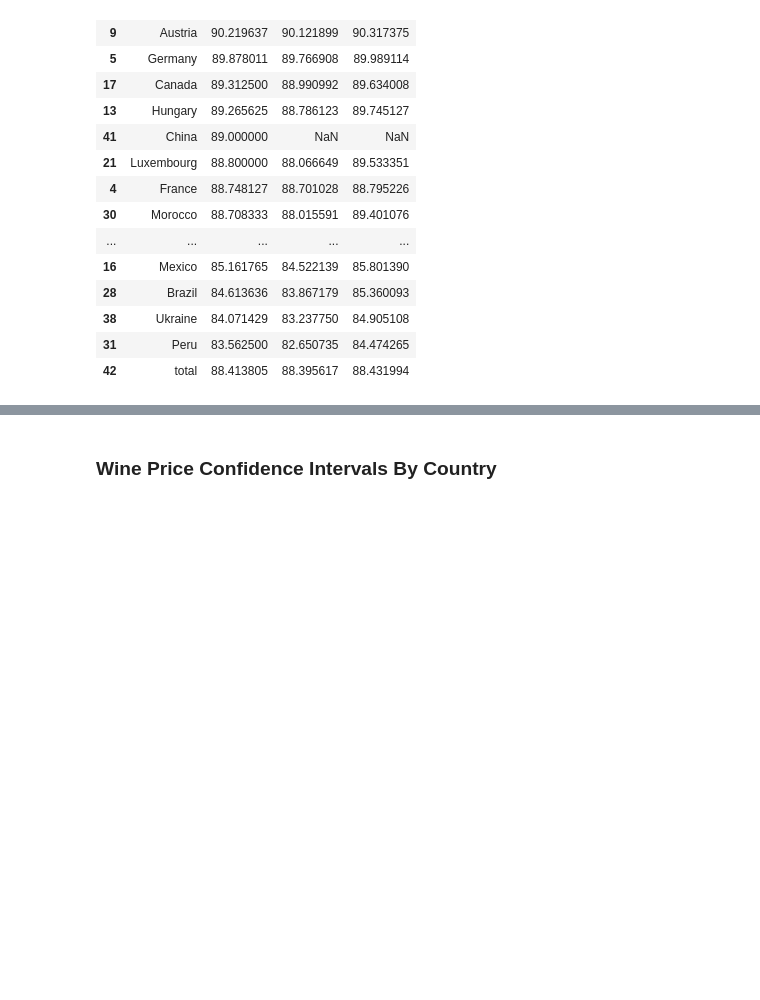
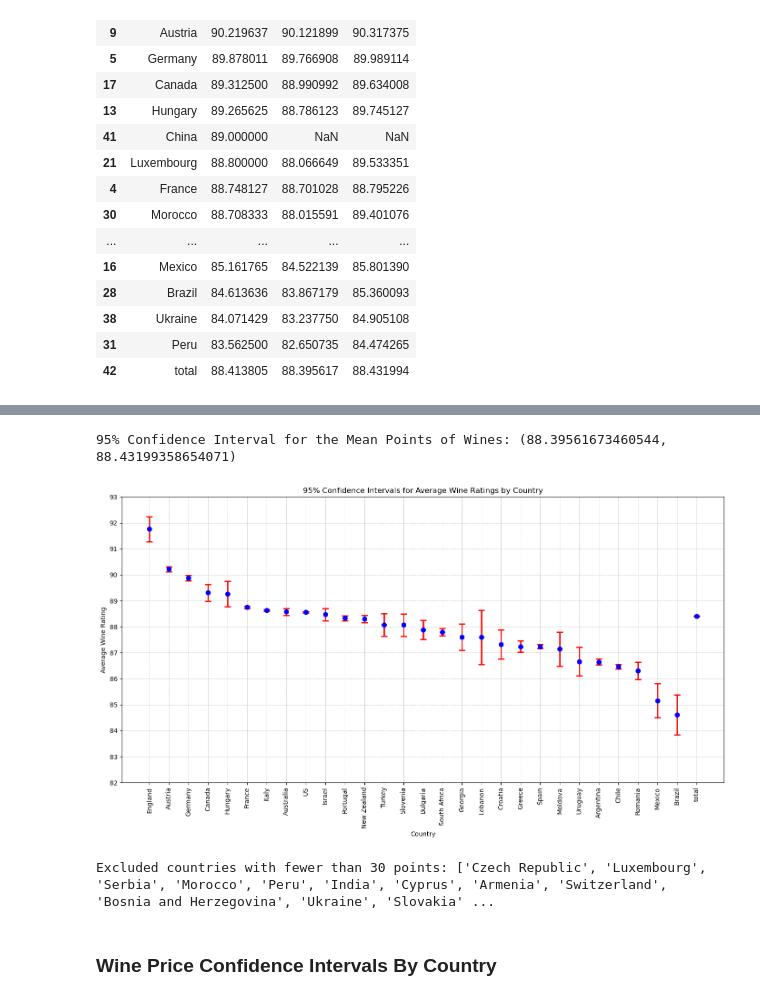
Before and after one commit to Supsi-Collaborative-Projects/wine-analysis, a Jupyter notebook: analysis.ipynb, the cells around one changed output, grey strips where cells are left out. Drawn from its saved outputs; the diff is of its cells as text; code cells hidden in the pictures; blank space fills up the shorter version.

Commit message:
Update analysis.ipynb
added column description

```diff
--- a/analysis.ipynb
+++ b/analysis.ipynb
@@ -535,3 +600,54 @@ confidence_df
+# %%
+# Calculate mean and standard error for the entire dataset
+mean_points = df['points'].mean()
+sem_points = stats.sem(df['points'].dropna())
+
+# Calculate the confidence interval for the entire dataset
+confidence_interval = stats.t.interval(0.95, len(df['points'])-1, loc=mean_points, scale=sem_points)
+print(f'95% Confidence Interval for the Mean Points of Wines: {confidence_interval}')
+
+# Calculate mean and confidence interval for each country with a minimum of 30 points
+countries = df['country'].unique()
+confidence_intervals = []
+excluded_countries = []
+
+for country in countries:
+    country_data = df[df['country'] == country]['points']
+    if len(country_data) >= 30:  # Ensure a minimum of 30 points
+        mean = np.mean(country_data)
+        confidence = stats.t.interval(0.95, len(country_data)-1, loc=mean, scale=stats.sem(country_data))
+        confidence_intervals.append((country, mean, confidence[0], confidence[1]))
+    else:
+        excluded_countries.append(country)
+
+# Create a DataFrame for better visualization
+confidence_df = pd.DataFrame(confidence_intervals, columns=['Country', 'Mean', 'Lower CI', 'Upper CI'])
+confidence_df = confidence_df.sort_values(by='Mean', ascending=False)
+
+# Add general confidence interval
+general_row = {'Country': 'total', 'Mean': mean_points, 'Lower CI': confidence_interval[0], 'Upper CI': confidence_interval[1]}
+confidence_df.loc[len(confidence_df)] = general_row
+
+# Plotting the confidence intervals
+plt.figure(figsize=(14, 8))
+plt.errorbar(confidence_df['Country'], confidence_df['Mean'],
+             yerr=[confidence_df['Mean'] - confidence_df['Lower CI'], confidence_df['Upper CI'] - confidence_df['Mean']],
+             fmt='o', ecolor='r', capsize=5, elinewidth=2, markeredgewidth=2, color='blue')
+plt.xticks(rotation=90)
+plt.xlabel('Country')
+plt.ylabel('Average Wine Rating')
+plt.title('95% Confidence Intervals for Average Wine Ratings by Country')
+plt.grid(True, linestyle='--', linewidth=0.5)
+plt.tight_layout()
+plt.yticks(np.arange(82, 94, 1))
+
+plt.show()
+
+print("Excluded countries with fewer than 30 points:", excluded_countries)
+# %% [output]
+95% Confidence Interval for the Mean Points of Wines: (88.39561673460544, 88.43199358654071)
+[figure, added]
+Excluded countries with fewer than 30 points: ['Czech Republic', 'Luxembourg', 'Serbia', 'Morocco', 'Peru', 'India', 'Cyprus', 'Armenia', 'Switzerland', 'Bosnia and Herzegovina', 'Ukraine', 'Slovakia' ...
 # %% [markdown]
 ### Wine Price Confidence Intervals By Country
 # %%
```
Also changed, not shown: parts of 12 cells of this notebook.
